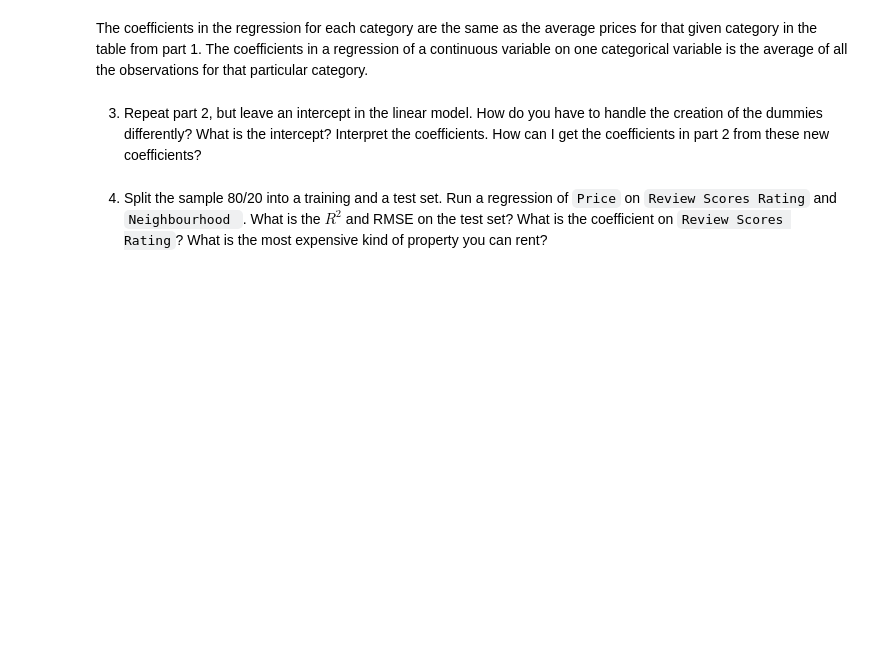
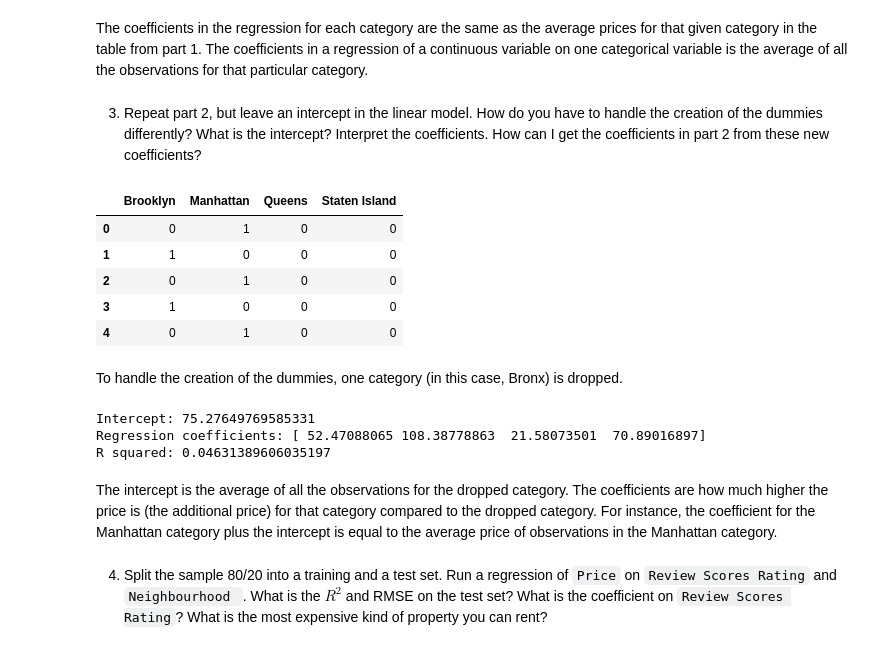
Before and after one commit to hasitanalluri/linearModels, a Jupyter notebook: assignment/assignment.ipynb, the cells around one changed output. Cells and saved outputs as stored; diff of their text form; code cells hidden in the pictures; blank space fills up the shorter version.

```diff
--- a/assignment/assignment.ipynb
+++ b/assignment/assignment.ipynb
@@ -119,6 +125,42 @@ print(reg.score(X, y)) # R squared measure
 The coefficients in the regression for each category are the same as the average prices for that given category in the table from part 1. The coefficients in a regression of a continuous variable on one categorical variable is the average of all the observations for that particular category.
 # %% [markdown]
 3. Repeat part 2, but leave an intercept in the linear model. How do you have to handle the creation of the dummies differently? What is the intercept? Interpret the coefficients. How can I get the coefficients in part 2 from these new coefficients?
+# %%
+from sklearn.linear_model import LinearRegression # Import linear regression model
+
+# Create dummy variables
+dummy_vars2 = pd.get_dummies(df['Neighbourhood'], dtype=int, drop_first=True)
+dummy_vars2.head()
+# %% [output]
+|  | Brooklyn | Manhattan | Queens | Staten Island |
+| 0 | 0 | 1 | 0 | 0 |
+| 1 | 1 | 0 | 0 | 0 |
+| 2 | 0 | 1 | 0 | 0 |
+| 3 | 1 | 0 | 0 | 0 |
+| 4 | 0 | 1 | 0 | 0 |
+# %% [markdown]
+To handle the creation of the dummies, one category (in this case, Bronx) is dropped.
+# %%
+df_dummy2 = pd.concat([df, dummy_vars2], axis=1)
+df_dummy2.head()
+
+# Regress price on Neighbourhood without intercept
+y2 = df_dummy2['Price'] # Target variable
+vars2 = ['Brooklyn', 'Manhattan','Queens', 'Staten Island'] # Features
+
+X2 = df_dummy2.loc[:,vars2] # Construct data matrix
+X2.head()
+
+reg2 = LinearRegression().fit(X2, y2) # Fit the linear model
+print("Intercept:", reg2.intercept_) # Intercept value
+print("Regression coefficients:", reg2.coef_) # Regression coefficients
+print("R squared:",reg2.score(X2, y2)) # R squared measure
+# %% [output]
+Intercept: 75.27649769585331
+Regression coefficients: [ 52.47088065 108.38778863  21.58073501  70.89016897]
+R squared: 0.04631389606035197
+# %% [markdown]
+The intercept is the average of all the observations for the dropped category. The coefficients are how much higher the price is (the additional price) for that category compared to the dropped category. For instance, the coefficient for the Manhattan category plus the intercept is equal to the average price of observations in the Manhattan category.
 # %% [markdown]
 4. Split the sample 80/20 into a training and a test set. Run a regression of `Price` on `Review Scores Rating` and `Neighbourhood `. What is the $R^2$ and RMSE on the test set? What is the coefficient on `Review Scores Rating`? What is the most expensive kind of property you can rent?
 # %% [markdown]
```
Also changed, not shown: parts of 1 cell of this notebook.
